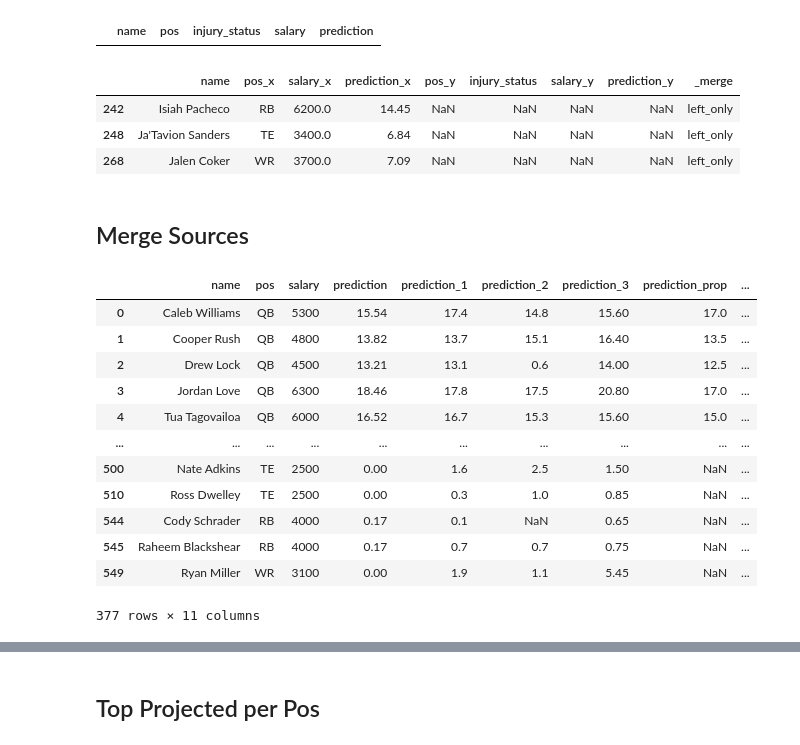
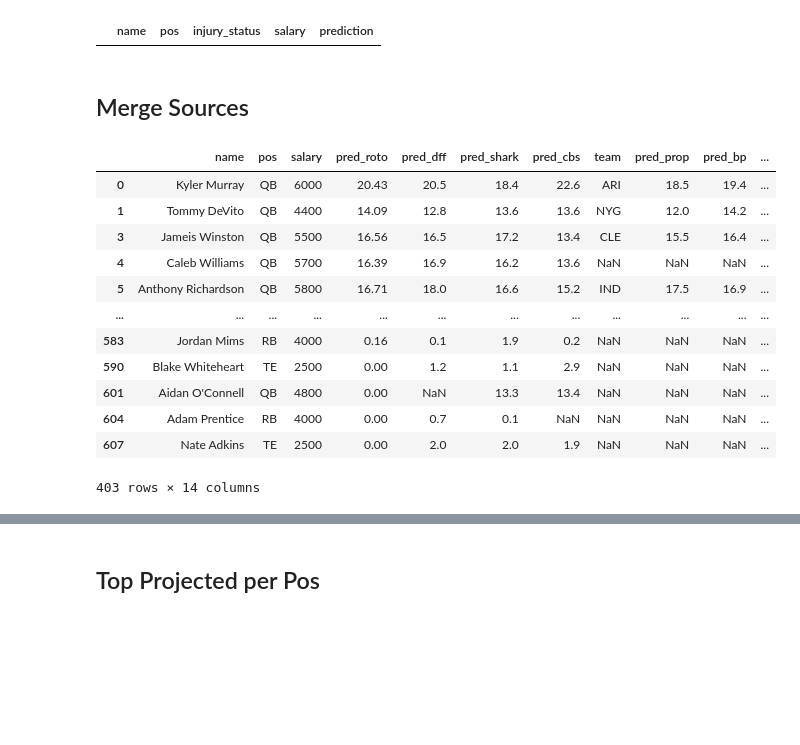
Before and after one commit to ahs8w/model_football, a Jupyter notebook: 2024_Picks_and_Scoring.ipynb, the cells around one changed output, grey strips where cells are left out. Cells and saved outputs as stored; diff of their text form; code cells hidden in the pictures; blank space fills up the shorter version.

```diff
--- a/2024_Picks_and_Scoring.ipynb
+++ b/2024_Picks_and_Scoring.ipynb
@@ -70,6 +56,6 @@ adf
 # %%
 df = pd.read_csv(f"{sal_dir}/Week{week}_salaries_rotowire.csv")
-all_teams = df['TEAM'].unique()
+all_teams = df['team'].unique()
 
 def format_antonio_salary_data(df):
     df.rename(columns={'player': 'name', 'proj_rotowire': 'pred_roto', 'position': 'pos'}, inplace=True)
@@ -465,9 +470,5 @@ Series([], Name: count, dtype: int64)
 # %% [markdown]
 ### Add new sources to merged df
-# %%
-# fix names
-fddf = fddf.rename(columns={'prediction': 'pred_fd'})
-fpdf = fpdf.rename(columns={'prediction': 'pred_fp'})
 # %%
 # standardize
 fddf = standardize_names(fddf)
@@ -559,6 +560,8 @@ shark_df = standardize_names(shark_df)
 cbs_df = standardize_names(cbs_df)
 adf = standardize_names(adf)
 dff = standardize_names(dff)
+fddf = standardize_names(fddf)
+fpdf = standardize_names(fpdf)
 # %% [output]
 fixed D.J. Moore
 fixed Josh Palmer
@@ -575,8 +580,7 @@ See the caveats in the documentation: https://pandas.pydata.org/pandas-docs/stab
   df['name'] = df['name'].apply(apply_name_map)
 # %%
 bpdf = standardize_names(bpdf)
-bpdf.rename(columns={'prop': 'prediction_prop', 'projected': 'prediction'}, inplace=True)
-bpdf['prediction_prop'] = bpdf['prediction_prop'].astype(float)
-bpdf['prediction'] = bpdf['prediction'].astype(float)
+bpdf['pred_prop'] = bpdf['pred_prop'].astype(float)
+bpdf['pred_bp'] = bpdf['pred_bp'].astype(float)
 len(bpdf)
 # %% [output]
@@ -595,13 +603,6 @@ def find_unmatched_names(df1, df2, on='name', thresh_col='prediction', thresh=5)
 dff[dff['name'].str.contains('Pacheco')]
 # %% [output]
 |  | name | pos | injury_status | salary | prediction |
-# %%
-find_unmatched_names(adf, dff)
-# %% [output]
-|  | name | pos_x | salary_x | prediction_x | pos_y | injury_status | salary_y | prediction_y | _merge |
-| 242 | Isiah Pacheco | RB | 6200.0 | 14.45 | NaN | NaN | NaN | NaN | left_only |
-| 248 | Ja'Tavion Sanders | TE | 3400.0 | 6.84 | NaN | NaN | NaN | NaN | left_only |
-| 268 | Jalen Coker | WR | 3700.0 | 7.09 | NaN | NaN | NaN | NaN | left_only |
 # %% [markdown]
 ## Merge Sources
 # %%
@@ -685,36 +686,38 @@ def merge_dataframes(*dfs: pd.DataFrame,
 # %%
 merged = merge_dataframes(
     adf,
-    dff[['name','injury_status','prediction']],
-    shark_df[['name','prediction']],
-    cbs_df[['name','prediction']],
-    bpdf[['name','prediction_prop','prediction']],
+    dff[['name','injury_status','pred_dff']],
+    shark_df[['name','pred_shark']],
+    cbs_df[['name','pred_cbs']],
+    bpdf[['name','pred_prop','pred_bp']],
+    fddf[['name','pred_fd']],
+    fpdf[['name','pred_fp']],
     on='name', how='left'
 )
 # remove injured
 merged = merged[merged['injury_status'].isna()]
 merged = merged.drop(columns=['injury_status'])
 # merged = merged.fillna(0.0)
 # get mean prediction (disregard when value isn't present)
-merged['mean_pred'] = merged.filter(like='prediction').replace(0, np.nan).mean(axis=1)
+merged['mean_pred'] = merged.filter(like='pred_').replace(0, np.nan).mean(axis=1)
 # filter out preds w/ fewer than 3 values
-merged['pred_count'] = merged.filter(like='prediction').gt(0).sum(axis=1)
+merged['pred_count'] = merged.filter(like='pred_').gt(0).sum(axis=1)
 merged = merged[merged['pred_count']>=3]
 merged
 # %% [output]
-|  | name | pos | salary | prediction | prediction_1 | prediction_2 | prediction_3 | prediction_prop | ... |
-| 0 | Caleb Williams | QB | 5300 | 15.54 | 17.4 | 14.8 | 15.60 | 17.0 | ... |
-| 1 | Cooper Rush | QB | 4800 | 13.82 | 13.7 | 15.1 | 16.40 | 13.5 | ... |
-| 2 | Drew Lock | QB | 4500 | 13.21 | 13.1 | 0.6 | 14.00 | 12.5 | ... |
-| 3 | Jordan Love | QB | 6300 | 18.46 | 17.8 | 17.5 | 20.80 | 17.0 | ... |
-| 4 | Tua Tagovailoa | QB | 6000 | 16.52 | 16.7 | 15.3 | 15.60 | 15.0 | ... |
-| ... | ... | ... | ... | ... | ... | ... | ... | ... | ... |
-| 500 | Nate Adkins | TE | 2500 | 0.00 | 1.6 | 2.5 | 1.50 | NaN | ... |
-| 510 | Ross Dwelley | TE | 2500 | 0.00 | 0.3 | 1.0 | 0.85 | NaN | ... |
-| 544 | Cody Schrader | RB | 4000 | 0.17 | 0.1 | NaN | 0.65 | NaN | ... |
-| 545 | Raheem Blackshear | RB | 4000 | 0.17 | 0.7 | 0.7 | 0.75 | NaN | ... |
-| 549 | Ryan Miller | WR | 3100 | 0.00 | 1.9 | 1.1 | 5.45 | NaN | ... |
+|  | name | pos | salary | pred_roto | pred_dff | pred_shark | pred_cbs | team | pred_prop | pred_bp | ... |
+| 0 | Kyler Murray | QB | 6000 | 20.43 | 20.5 | 18.4 | 22.6 | ARI | 18.5 | 19.4 | ... |
+| 1 | Tommy DeVito | QB | 4400 | 14.09 | 12.8 | 13.6 | 13.6 | NYG | 12.0 | 14.2 | ... |
+| 3 | Jameis Winston | QB | 5500 | 16.56 | 16.5 | 17.2 | 13.4 | CLE | 15.5 | 16.4 | ... |
+| 4 | Caleb Williams | QB | 5700 | 16.39 | 16.9 | 16.2 | 13.6 | NaN | NaN | NaN | ... |
+| 5 | Anthony Richardson | QB | 5800 | 16.71 | 18.0 | 16.6 | 15.2 | IND | 17.5 | 16.9 | ... |
+| ... | ... | ... | ... | ... | ... | ... | ... | ... | ... | ... | ... |
+| 583 | Jordan Mims | RB | 4000 | 0.16 | 0.1 | 1.9 | 0.2 | NaN | NaN | NaN | ... |
+| 590 | Blake Whiteheart | TE | 2500 | 0.00 | 1.2 | 1.1 | 2.9 | NaN | NaN | NaN | ... |
+| 601 | Aidan O'Connell | QB | 4800 | 0.00 | NaN | 13.3 | 13.4 | NaN | NaN | NaN | ... |
+| 604 | Adam Prentice | RB | 4000 | 0.00 | 0.7 | 0.1 | NaN | NaN | NaN | NaN | ... |
+| 607 | Nate Adkins | TE | 2500 | 0.00 | 2.0 | 2.0 | 1.9 | NaN | NaN | NaN | ... |
-377 rows × 11 columns
+403 rows × 14 columns
 # %%
 merged['pos'].value_counts()
 # %% [output]
```
Also changed, not shown: parts of 101 cells of this notebook, 16 other files.
